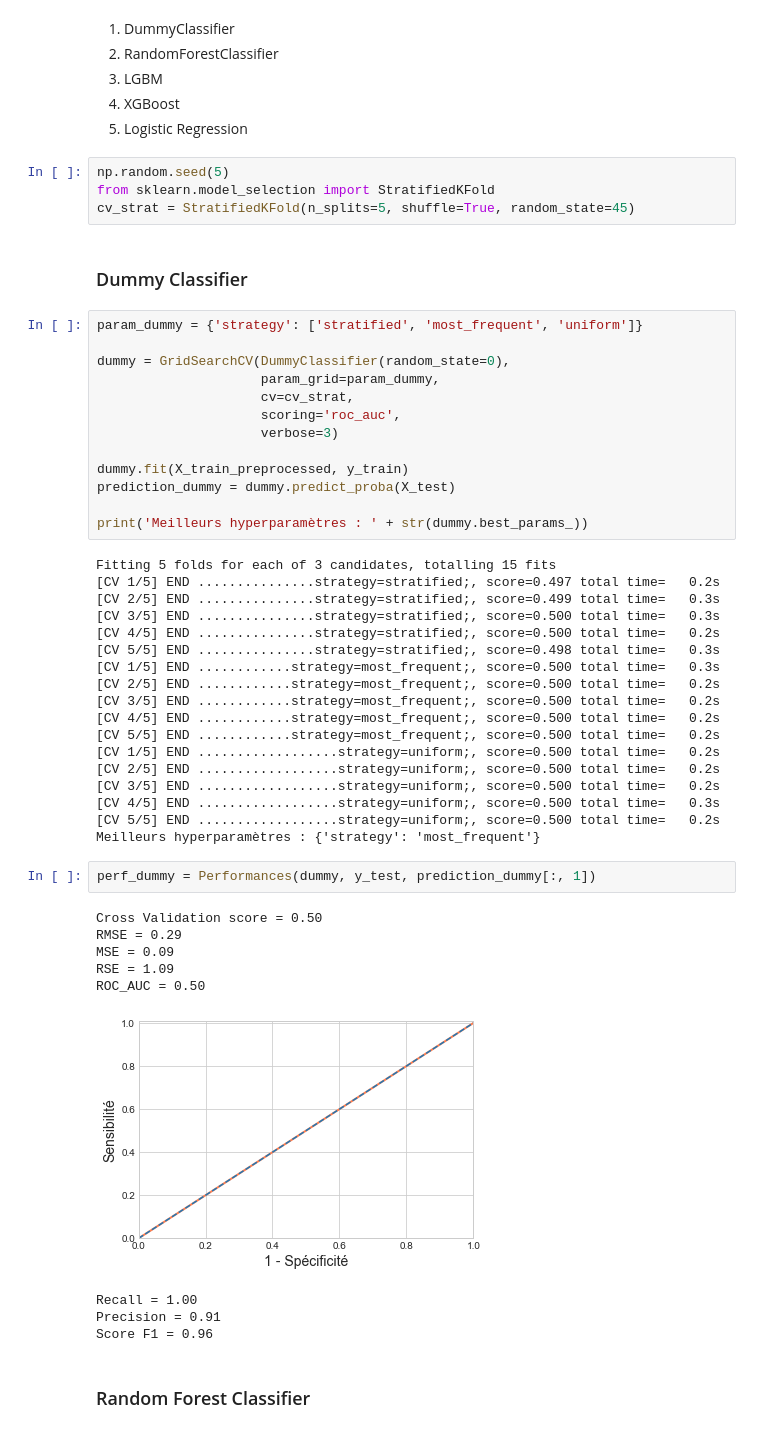
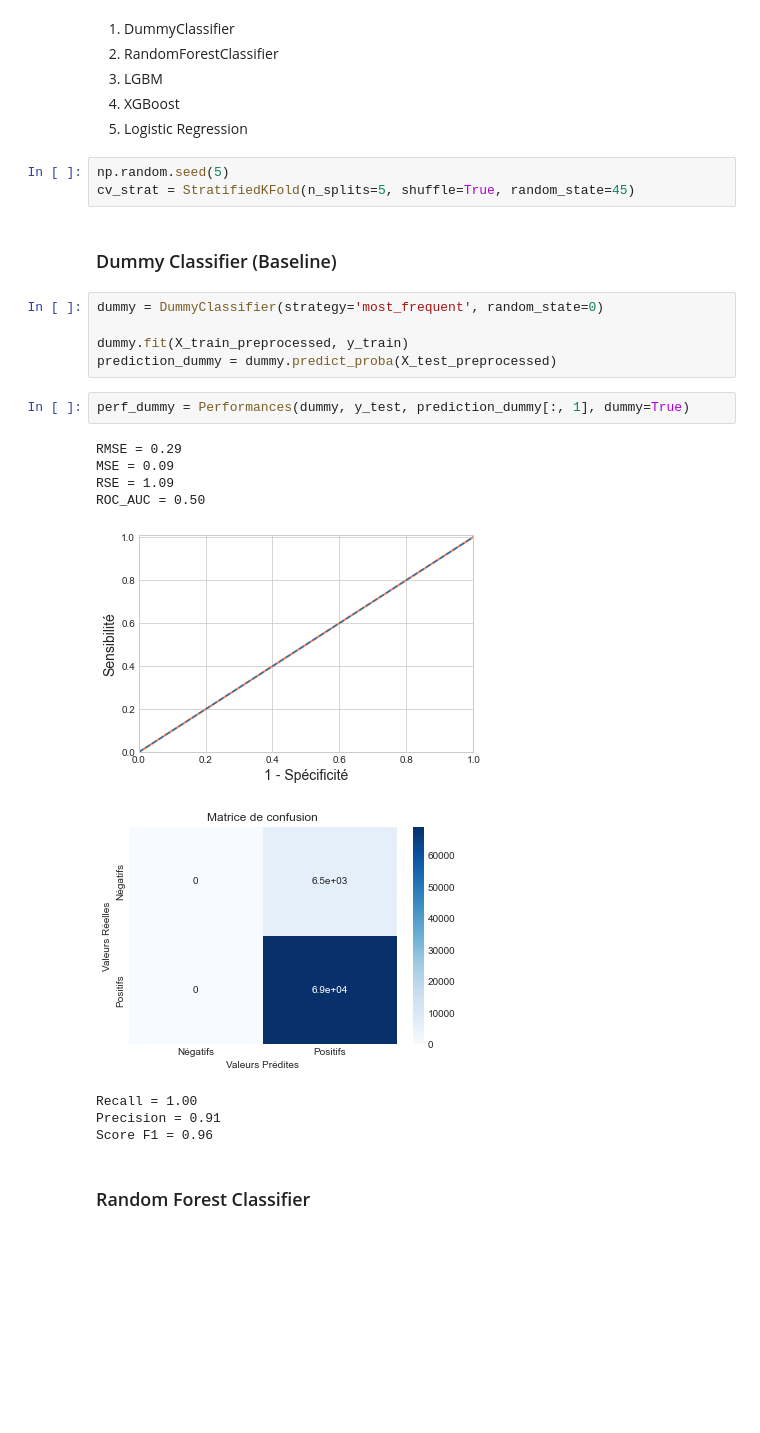
Before and after one commit to charlottemllt/Implementation-d-un-modele-de-scoring, a Jupyter notebook: Dossier Code/P7_02_NotebookModelisation.ipynb, the cells around one changed output. Saved outputs shown, nothing was run; the diff lists cells and outputs as text; blank space fills up the shorter version.

```diff
--- a/Dossier Code/P7_02_NotebookModelisation.ipynb
+++ b/Dossier Code/P7_02_NotebookModelisation.ipynb
@@ -191,50 +208,23 @@ def Performances(model, y_test, predictions, seuil=0.5):
 5. Logistic Regression
 # %%
 np.random.seed(5)
-from sklearn.model_selection import StratifiedKFold
 cv_strat = StratifiedKFold(n_splits=5, shuffle=True, random_state=45)
 # %% [markdown]
-### Dummy Classifier
+### Dummy Classifier (Baseline)
 # %%
-param_dummy = {'strategy': ['stratified', 'most_frequent', 'uniform']}
-
-dummy = GridSearchCV(DummyClassifier(random_state=0),
-                     param_grid=param_dummy,
-                     cv=cv_strat,
-                     scoring='roc_auc',
-                     verbose=3)
+dummy = DummyClassifier(strategy='most_frequent', random_state=0)
 
 dummy.fit(X_train_preprocessed, y_train)
-prediction_dummy = dummy.predict_proba(X_test)
-
-print('Meilleurs hyperparamètres : ' + str(dummy.best_params_))
+prediction_dummy = dummy.predict_proba(X_test_preprocessed)
-# %% [output]
-Fitting 5 folds for each of 3 candidates, totalling 15 fits
-[CV 1/5] END ...............strategy=stratified;, score=0.497 total time=   0.2s
-[CV 2/5] END ...............strategy=stratified;, score=0.499 total time=   0.3s
-[CV 3/5] END ...............strategy=stratified;, score=0.500 total time=   0.3s
-[CV 4/5] END ...............strategy=stratified;, score=0.500 total time=   0.2s
-[CV 5/5] END ...............strategy=stratified;, score=0.498 total time=   0.3s
-[CV 1/5] END ............strategy=most_frequent;, score=0.500 total time=   0.3s
-[CV 2/5] END ............strategy=most_frequent;, score=0.500 total time=   0.2s
-[CV 3/5] END ............strategy=most_frequent;, score=0.500 total time=   0.2s
-[CV 4/5] END ............strategy=most_frequent;, score=0.500 total time=   0.2s
-[CV 5/5] END ............strategy=most_frequent;, score=0.500 total time=   0.2s
-[CV 1/5] END ..................strategy=uniform;, score=0.500 total time=   0.2s
-[CV 2/5] END ..................strategy=uniform;, score=0.500 total time=   0.2s
-[CV 3/5] END ..................strategy=uniform;, score=0.500 total time=   0.2s
-[CV 4/5] END ..................strategy=uniform;, score=0.500 total time=   0.3s
-[CV 5/5] END ..................strategy=uniform;, score=0.500 total time=   0.2s
-Meilleurs hyperparamètres : {'strategy': 'most_frequent'}
 # %%
-perf_dummy = Performances(dummy, y_test, prediction_dummy[:, 1])
+perf_dummy = Performances(dummy, y_test, prediction_dummy[:, 1], dummy=True)
 # %% [output]
-Cross Validation score = 0.50
 RMSE = 0.29
 MSE = 0.09
 RSE = 1.09
 ROC_AUC = 0.50
 [figure]
+[figure, added]
 Recall = 1.00
 Precision = 0.91
 Score F1 = 0.96
```
Also changed, not shown: parts of 17 cells of this notebook.
